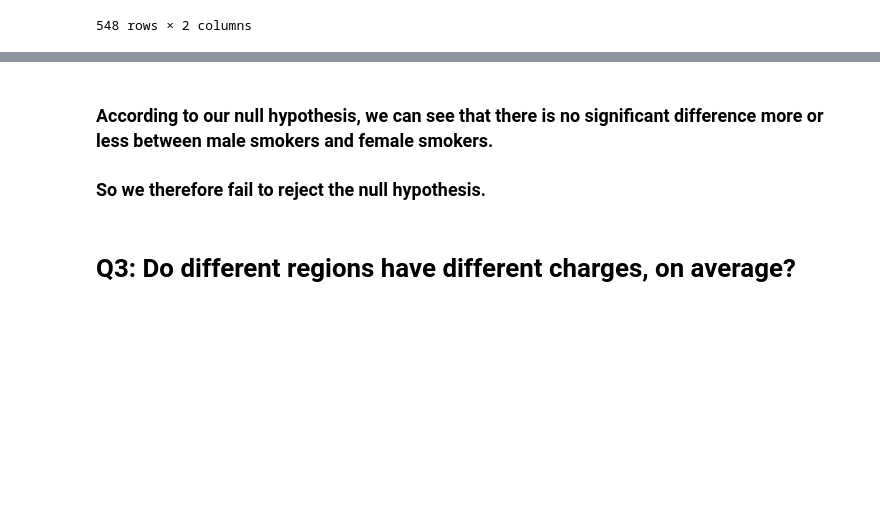
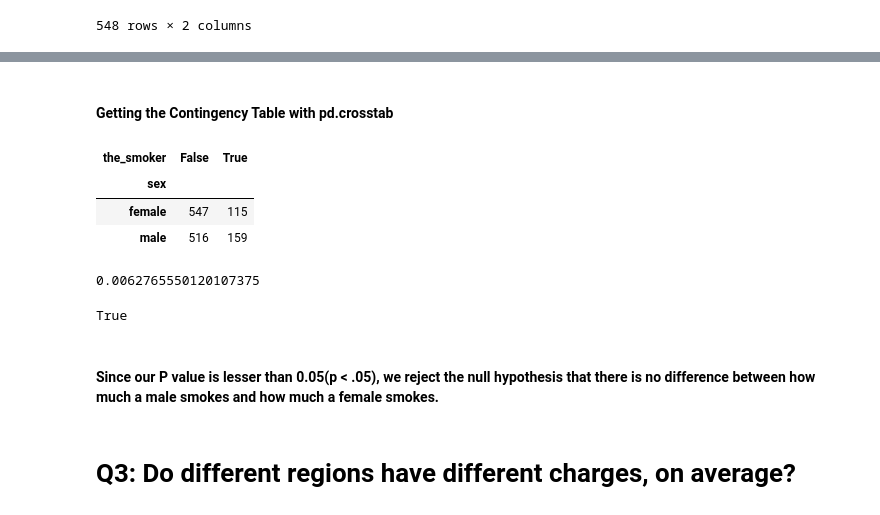
Before and after one commit to Genullz/Hypothesis-Testing-with-Insurance-Data, a Jupyter notebook: Hypothesis Testing with Insurance Data.ipynb, the cells around one changed output, grey strips where cells are left out. Drawn from its saved outputs; the diff is of its cells as text; code cells hidden in the pictures; blank space fills up the shorter version.

```diff
--- a/Hypothesis Testing with Insurance Data.ipynb
+++ b/Hypothesis Testing with Insurance Data.ipynb
@@ -364,0 +344,11 @@ Name: the_smoker, dtype: bool
+# %% [markdown]
+#### Getting the Contingency Table with pd.crosstab
+# %%
+# calculate the contingency table with pd.cross-tab
+Q2_table = pd.crosstab(df['sex'], df['the_smoker'])
+Q2_table
+# %% [output]
+| the_smoker | False | True |
+| sex |  |  |
+| female | 547 | 115 |
+| male | 516 | 159 |
@@ -365,7 +359,12 @@ Name: the_smoker, dtype: bool
+# %%
+# What was our p-value?
+print(p)
+p<.05
+# %% [output]
+0.0062765550120107375
+True
 # %% [markdown]
-### According to our null hypothesis, we can see that there is no significant difference more or less between male smokers and female smokers.
-
-### So we therefore fail to reject the null hypothesis.
+#### Since our P value is lesser than 0.05(p < .05), we reject the null hypothesis that there is no difference between how much a male smokes and how much a female smokes.
 # %% [markdown]
 # Q3: Do different regions have different charges, on average?
 # %%
```
Also changed, not shown: parts of 6 cells of this notebook.
